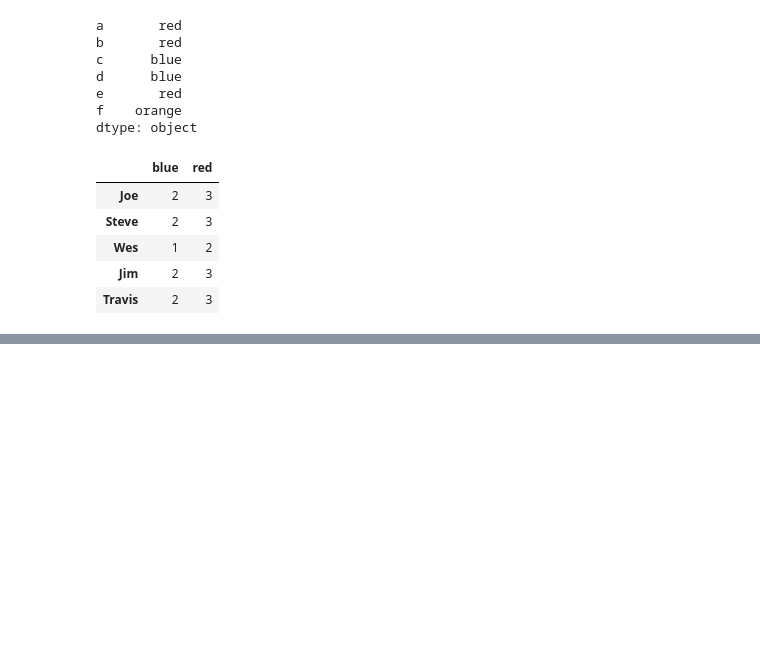
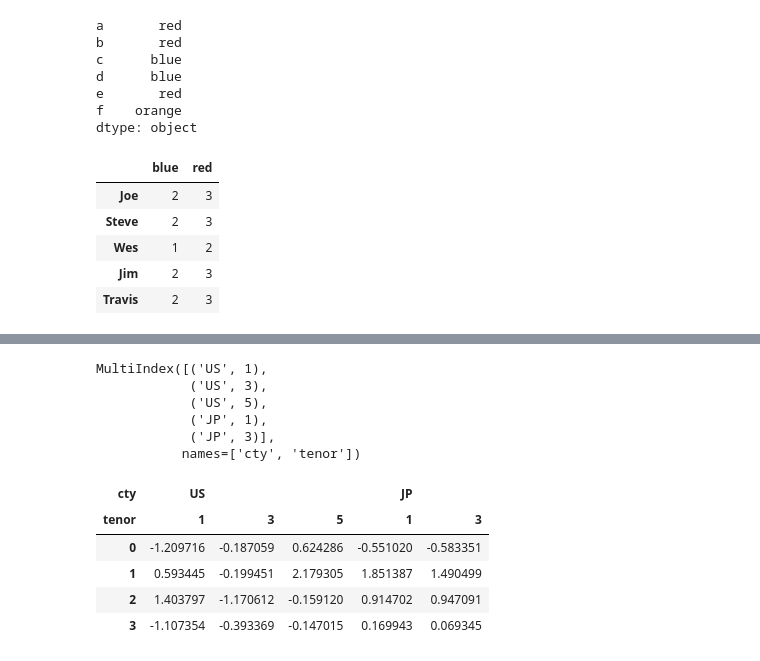
Before and after one commit to p1tuo/20201104-work, a Jupyter notebook: Untitled9.ipynb, the cells around one changed output, grey strips where cells are left out. Drawn from its saved outputs; the diff is of its cells as text; code cells hidden in the pictures; blank space fills up the shorter version.

```diff
--- a/Untitled9.ipynb
+++ b/Untitled9.ipynb
@@ -266,0 +283,22 @@ people . groupby ( map_series ,  axis = 1 ) . count ()
+# %%
+columns  =  pd . MultiIndex . from_arrays ([[ 'US' ,  'US' ,  'US' ,  'JP' ,  'JP' ],
+                                     [ 1 ,  3 ,  5 ,  1 ,  3 ]],
+                                    names = [ 'cty' ,  'tenor' ])
+columns
+# %% [output]
+MultiIndex([('US', 1),
+            ('US', 3),
+            ('US', 5),
+            ('JP', 1),
+            ('JP', 3)],
+           names=['cty', 'tenor'])
+# %%
+hier_df  =  pd . DataFrame ( np . random . randn ( 4 ,  5 ),  columns = columns )
+hier_df
+# %% [output]
+| cty | US |  |  | JP |  |
+| tenor | 1 | 3 | 5 | 1 | 3 |
+| 0 | -1.209716 | -0.187059 | 0.624286 | -0.551020 | -0.583351 |
+| 1 | 0.593445 | -0.199451 | 2.179305 | 1.851387 | 1.490499 |
+| 2 | 1.403797 | -1.170612 | -0.159120 | 0.914702 | 0.947091 |
+| 3 | -1.107354 | -0.393369 | -0.147015 | 0.169943 | 0.069345 |
```
Also changed, not shown: parts of 4 cells of this notebook.
